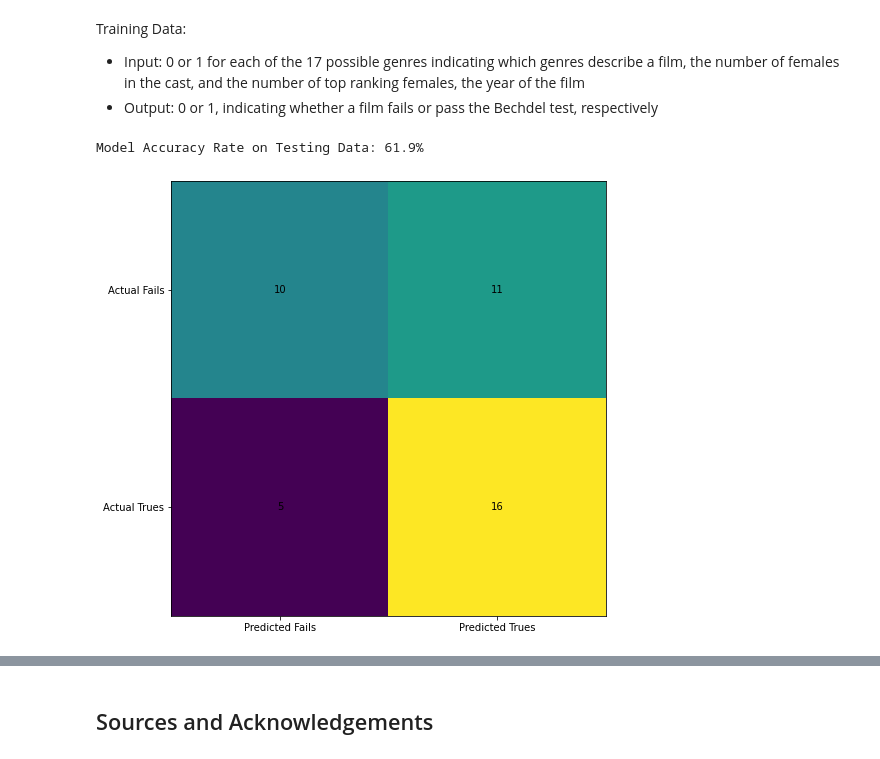
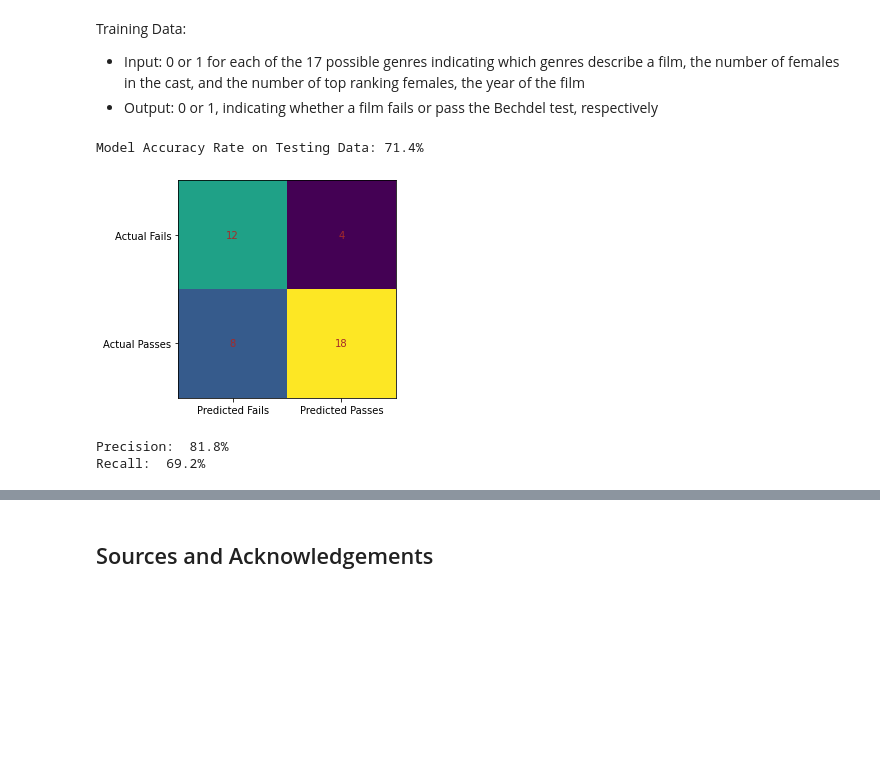
Before and after one commit to maitreyirajaram/oscar-awards-analysis, a Jupyter notebook: MovieReport.ipynb, the cells around one changed output, grey strips where cells are left out. Cells and saved outputs as stored; diff of their text form; code cells hidden in the pictures; blank space fills up the shorter version.

```diff
--- a/MovieReport.ipynb
+++ b/MovieReport.ipynb
@@ -542,12 +576,13 @@ Training Data:
 - Output: 0 or 1, indicating whether a film fails or pass the Bechdel
 test, respectively
 # %%
+# must run cells with no_of_females and no_topranking_females columns first
 genres = ['Action', 'Adventure', 'Animation', 'Comedy', 'Crime', 'Drama', 'Family',
           'Fantasy', 'History', 'Horror', 'Music', 'Mystery', 'Romance', 'Science Fiction',
           'Thriller', 'War', 'Western']
 
 # returns input and output for testing and training data
-def process_data(df):
+def process_bechdel_input_data(df):
     cond1 = df['Bechdel Pass'] == True
     cond2 = df['Bechdel Pass'] == False
     bechdel_films = df[cond1 | cond2]
@@ -593,42 +628,45 @@ def process_data(df):
             # set output value
             score = row[1]['Bechdel Pass']
             if score is True:
                 testing_output[test] = 1
 
             # set input genre features
             genres = row[1]['Genres']
             for g in genres:
                 index = genres.index(g)
                 testing_input[test][index] = 1
 
             # set input number of females
             testing_input[test][17] = row[1]['no_of_females']
             testing_input[test][18] = row[1]['no_of_toprank_females']
 
             # set input year
             testing_input[test][19] = row[1]['Year']
             test += 1
 
         i += 1
 
     return training_input, training_output, testing_input, testing_output
 
-train_input, train_output, test_input, test_output = process_data(movies)
+train_input, train_output, test_input, test_output = process_bechdel_input_data(movies)
 
-model = LogisticRegression(solver='liblinear', random_state=0).fit(train_input,train_output)
-print("Model Accuracy Rate on Testing Data: " + str(100*model.score(test_input,test_output))[0:4] + "%")
-cm = confusion_matrix(test_output, model.predict(test_input))
-
-fig, ax = plt.subplots(figsize=(8, 8))
-ax.imshow(cm)
+bechdel_model = LogisticRegression(solver='liblinear', random_state=0).fit(train_input,train_output)
+print("Model Accuracy Rate on Testing Data: " + str(100*bechdel_model.score(test_input,test_output))[0:4] + "%")
+c_matrix = confusion_matrix(test_output, bechdel_model.predict(test_input))
+fig, ax = plt.subplots(figsize=(4, 4))
+ax.imshow(c_matrix)
 ax.grid(False)
-ax.xaxis.set(ticks=(0, 1), ticklabels=('Predicted Fails', 'Predicted Trues'))
-ax.yaxis.set(ticks=(0, 1), ticklabels=('Actual Fails', 'Actual Trues'))
+ax.xaxis.set(ticks=(0, 1), ticklabels=('Predicted Fails', 'Predicted Passes'))
+ax.yaxis.set(ticks=(0, 1), ticklabels=('Actual Fails', 'Actual Passes'))
 ax.set_ylim(1.5, -0.5)
 for i in range(2):
     for j in range(2):
-        ax.text(j, i, cm[i, j], ha='center', va='center', color='black')
+        ax.text(j, i, c_matrix[i, j], ha='center', va='center', color='brown')
 plt.show()
+print("Precision: ", str(100.0*c_matrix[1][1]/(c_matrix[1][1]+c_matrix[0][1]))[0:4]+'%')
+print("Recall: ", str(100.0*c_matrix[1][1]/(c_matrix[1][1]+c_matrix[1][0]))[0:4]+'%')
 # %% [output]
-Model Accuracy Rate on Testing Data: 61.9%
+Model Accuracy Rate on Testing Data: 71.4%
-[figure, old version]
+[figure, new version]
+Precision:  81.8%
+Recall:  69.2%
```
Also changed, not shown: parts of 6 cells of this notebook.
